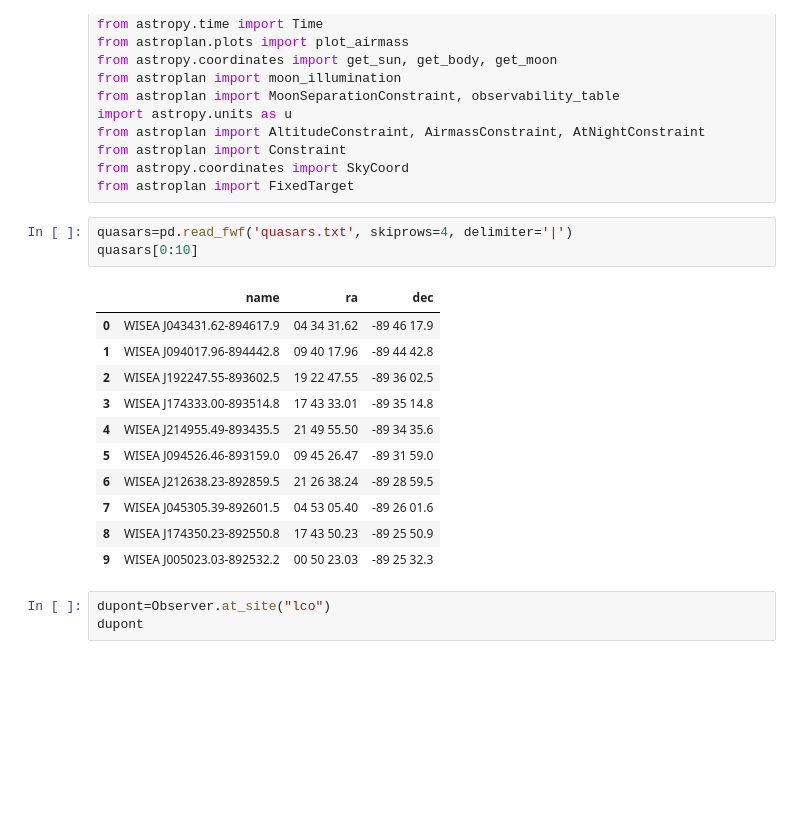
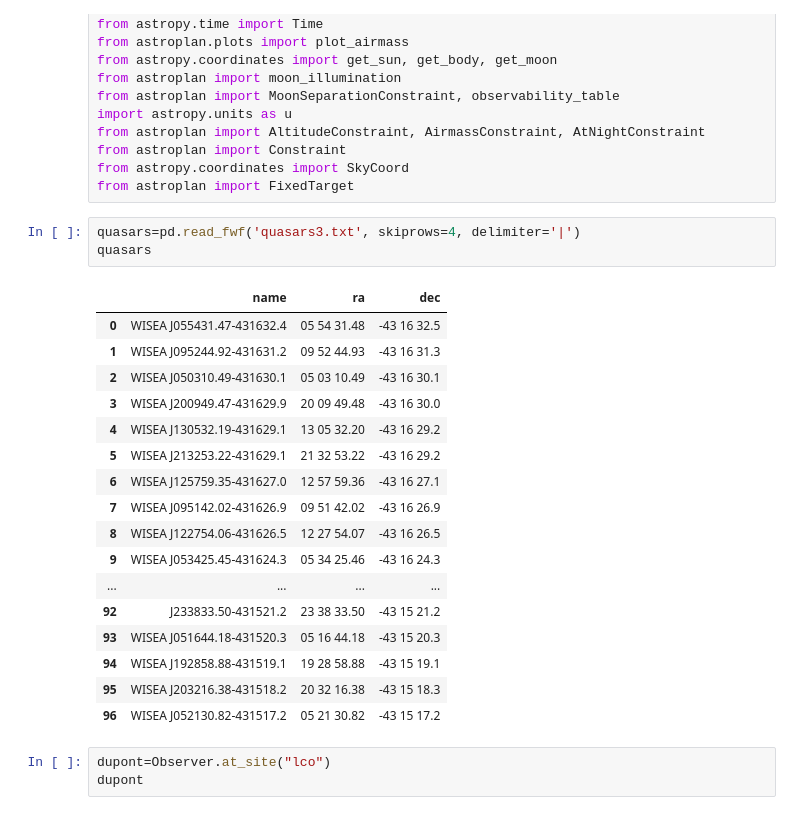
Before and after one commit to mcedillstein/Navigating_Night_Sky, a Jupyter notebook: Mercedes and Joseph Navigating the Night Sky.ipynb, the cells around one changed output. Cells and saved outputs as stored; diff of their text form; blank space fills up the shorter version.

```diff
--- a/Mercedes and Joseph Navigating the Night Sky.ipynb
+++ b/Mercedes and Joseph Navigating the Night Sky.ipynb
@@ -15,20 +15,26 @@ from astroplan import Constraint
 from astropy.coordinates import SkyCoord
 from astroplan import FixedTarget
 # %%
-quasars=pd.read_fwf('quasars.txt', skiprows=4, delimiter='|')
-quasars[0:10]
+quasars=pd.read_fwf('quasars3.txt', skiprows=4, delimiter='|')
+quasars
 # %% [output]
 |  | name | ra | dec |
-| 0 | WISEA J043431.62-894617.9 | 04 34 31.62 | -89 46 17.9 |
-| 1 | WISEA J094017.96-894442.8 | 09 40 17.96 | -89 44 42.8 |
-| 2 | WISEA J192247.55-893602.5 | 19 22 47.55 | -89 36 02.5 |
-| 3 | WISEA J174333.00-893514.8 | 17 43 33.01 | -89 35 14.8 |
-| 4 | WISEA J214955.49-893435.5 | 21 49 55.50 | -89 34 35.6 |
-| 5 | WISEA J094526.46-893159.0 | 09 45 26.47 | -89 31 59.0 |
-| 6 | WISEA J212638.23-892859.5 | 21 26 38.24 | -89 28 59.5 |
-| 7 | WISEA J045305.39-892601.5 | 04 53 05.40 | -89 26 01.6 |
-| 8 | WISEA J174350.23-892550.8 | 17 43 50.23 | -89 25 50.9 |
-| 9 | WISEA J005023.03-892532.2 | 00 50 23.03 | -89 25 32.3 |
+| 0 | WISEA J055431.47-431632.4 | 05 54 31.48 | -43 16 32.5 |
+| 1 | WISEA J095244.92-431631.2 | 09 52 44.93 | -43 16 31.3 |
+| 2 | WISEA J050310.49-431630.1 | 05 03 10.49 | -43 16 30.1 |
+| 3 | WISEA J200949.47-431629.9 | 20 09 49.48 | -43 16 30.0 |
+| 4 | WISEA J130532.19-431629.1 | 13 05 32.20 | -43 16 29.2 |
+| 5 | WISEA J213253.22-431629.1 | 21 32 53.22 | -43 16 29.2 |
+| 6 | WISEA J125759.35-431627.0 | 12 57 59.36 | -43 16 27.1 |
+| 7 | WISEA J095142.02-431626.9 | 09 51 42.02 | -43 16 26.9 |
+| 8 | WISEA J122754.06-431626.5 | 12 27 54.07 | -43 16 26.5 |
+| 9 | WISEA J053425.45-431624.3 | 05 34 25.46 | -43 16 24.3 |
+| ... | ... | ... | ... |
+| 92 | J233833.50-431521.2 | 23 38 33.50 | -43 15 21.2 |
+| 93 | WISEA J051644.18-431520.3 | 05 16 44.18 | -43 15 20.3 |
+| 94 | WISEA J192858.88-431519.1 | 19 28 58.88 | -43 15 19.1 |
+| 95 | WISEA J203216.38-431518.2 | 20 32 16.38 | -43 15 18.3 |
+| 96 | WISEA J052130.82-431517.2 | 05 21 30.82 | -43 15 17.2 |
 # %%
 dupont=Observer.at_site("lco")
 dupont
```
Also changed, not shown: parts of 6 cells of this notebook.
